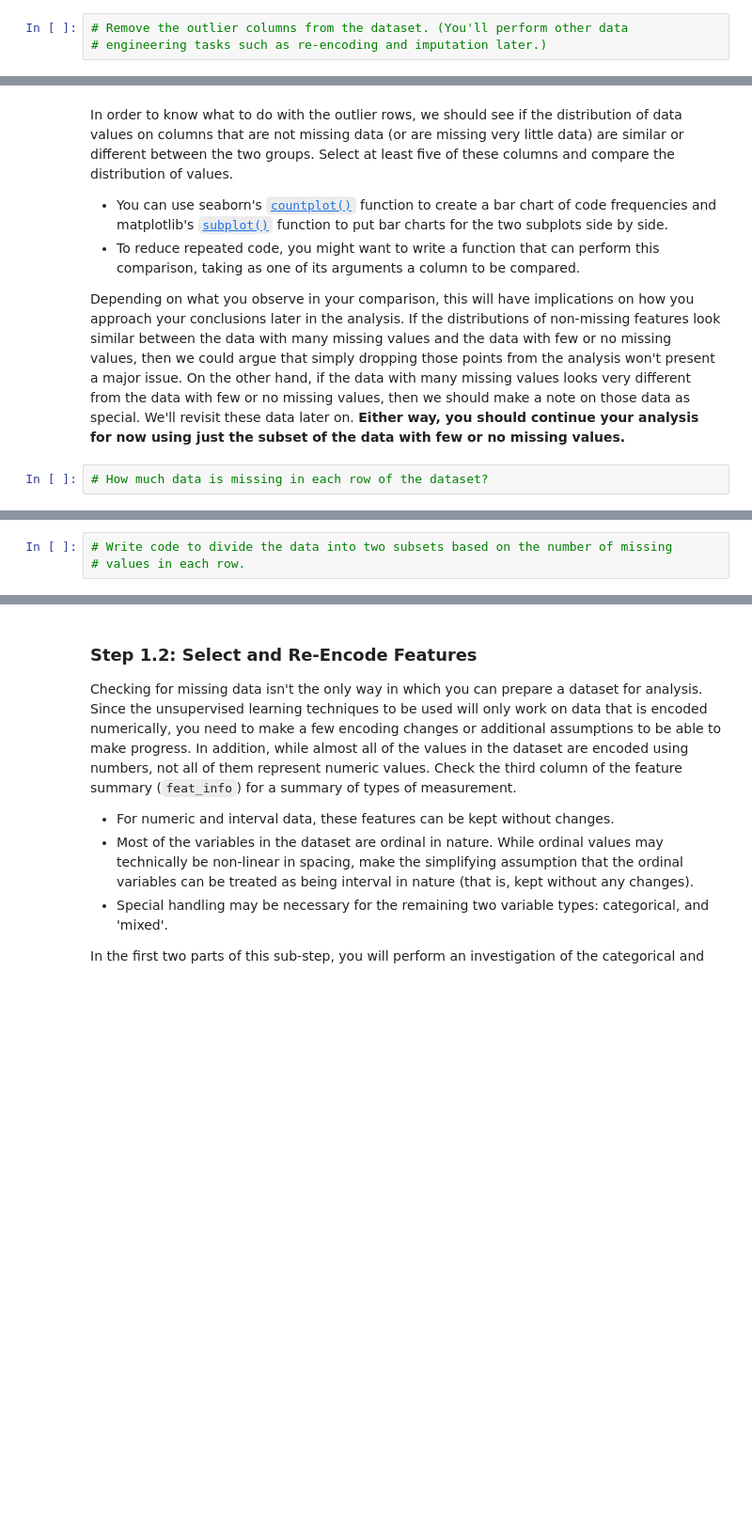
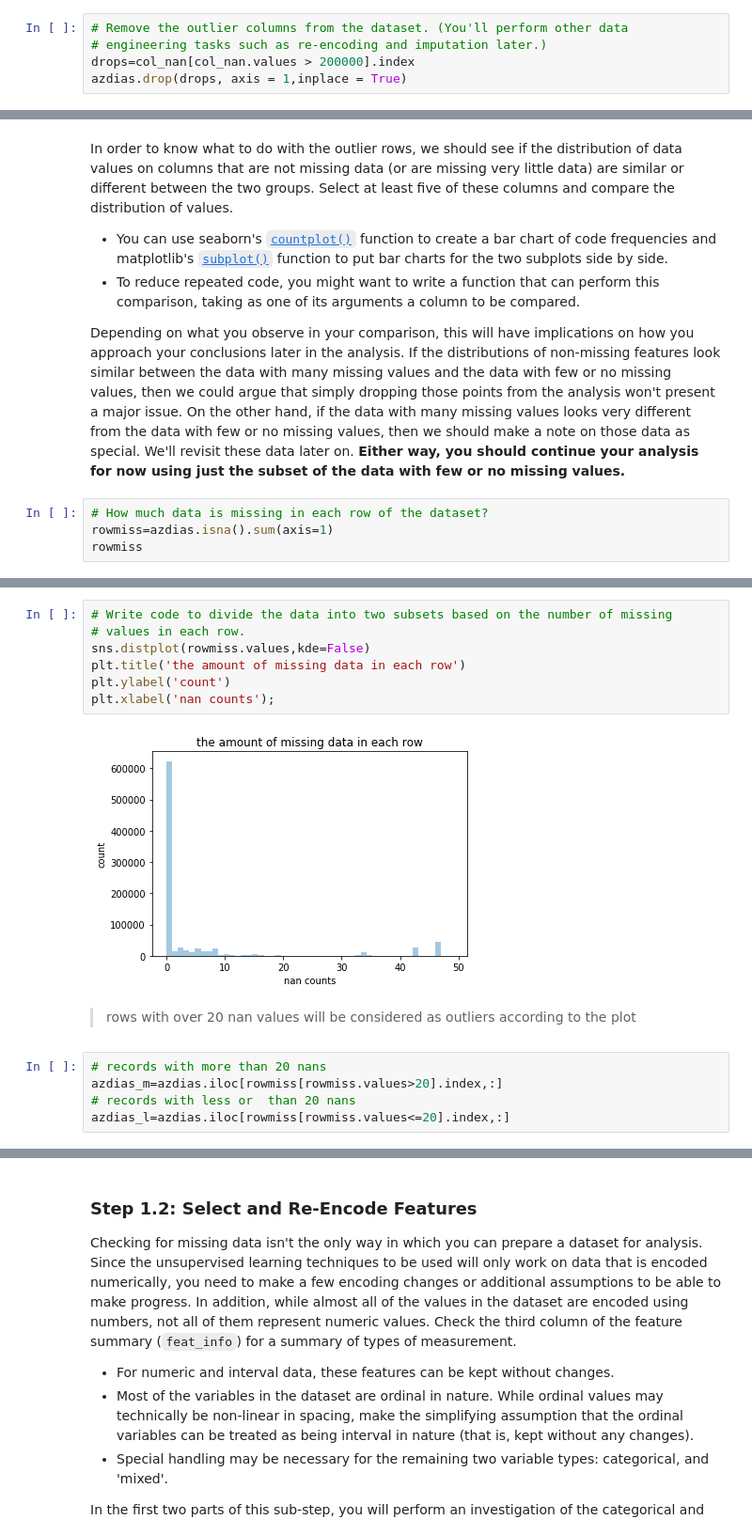
Before and after one commit to victorlifan/Identify-customer-segments-unsupervised-learning-project-, a Jupyter notebook: Identify_Customer_Segments.ipynb, the cells around one changed output, grey strips where cells are left out. Shown: that part at 94% size. Saved outputs shown, nothing was run; the diff lists cells and outputs as text; blank space fills up the shorter version.

```diff
--- a/Identify_Customer_Segments.ipynb
+++ b/Identify_Customer_Segments.ipynb
@@ -76,3 +222,5 @@ For the remaining features, are there any patterns in which columns have, or sha
 # %%
 # Remove the outlier columns from the dataset. (You'll perform other data
 # engineering tasks such as re-encoding and imputation later.)
+drops=col_nan[col_nan.values > 200000].index
+azdias.drop(drops, axis = 1,inplace = True)
@@ -92,3 +270,5 @@ In order to know what to do with the outlier rows, we should see if the distribu
 Depending on what you observe in your comparison, this will have implications on how you approach your conclusions later in the analysis. If the distributions of non-missing features look similar between the data with many missing values and the data with few or no missing values, then we could argue that simply dropping those points from the analysis won't present a major issue. On the other hand, if the data with many missing values looks very different from the data with few or no missing values, then we should make a note on those data as special. We'll revisit these data later on. **Either way, you should continue your analysis for now using just the subset of the data with few or no missing values.**
 # %%
 # How much data is missing in each row of the dataset?
+rowmiss=azdias.isna().sum(axis=1)
+rowmiss
@@ -95,6 +288,19 @@ Depending on what you observe in your comparison, this will have implications on
 # %%
 # Write code to divide the data into two subsets based on the number of missing
 # values in each row.
+sns.distplot(rowmiss.values,kde=False)
+plt.title('the amount of missing data in each row')
+plt.ylabel('count')
+plt.xlabel('nan counts');
+# %% [output]
+[figure, added]
+# %% [markdown]
+> rows with over 20 nan values will be considered as outliers according to the plot
+# %%
+# records with more than 20 nans
+azdias_m=azdias.iloc[rowmiss[rowmiss.values>20].index,:]
+# records with less or  than 20 nans
+azdias_l=azdias.iloc[rowmiss[rowmiss.values<=20].index,:]
 # %%
 # Compare the distribution of values for at least five columns where there are
 # no or few missing values, between the two subsets.
```
Also changed, not shown: parts of 55 cells of this notebook.
